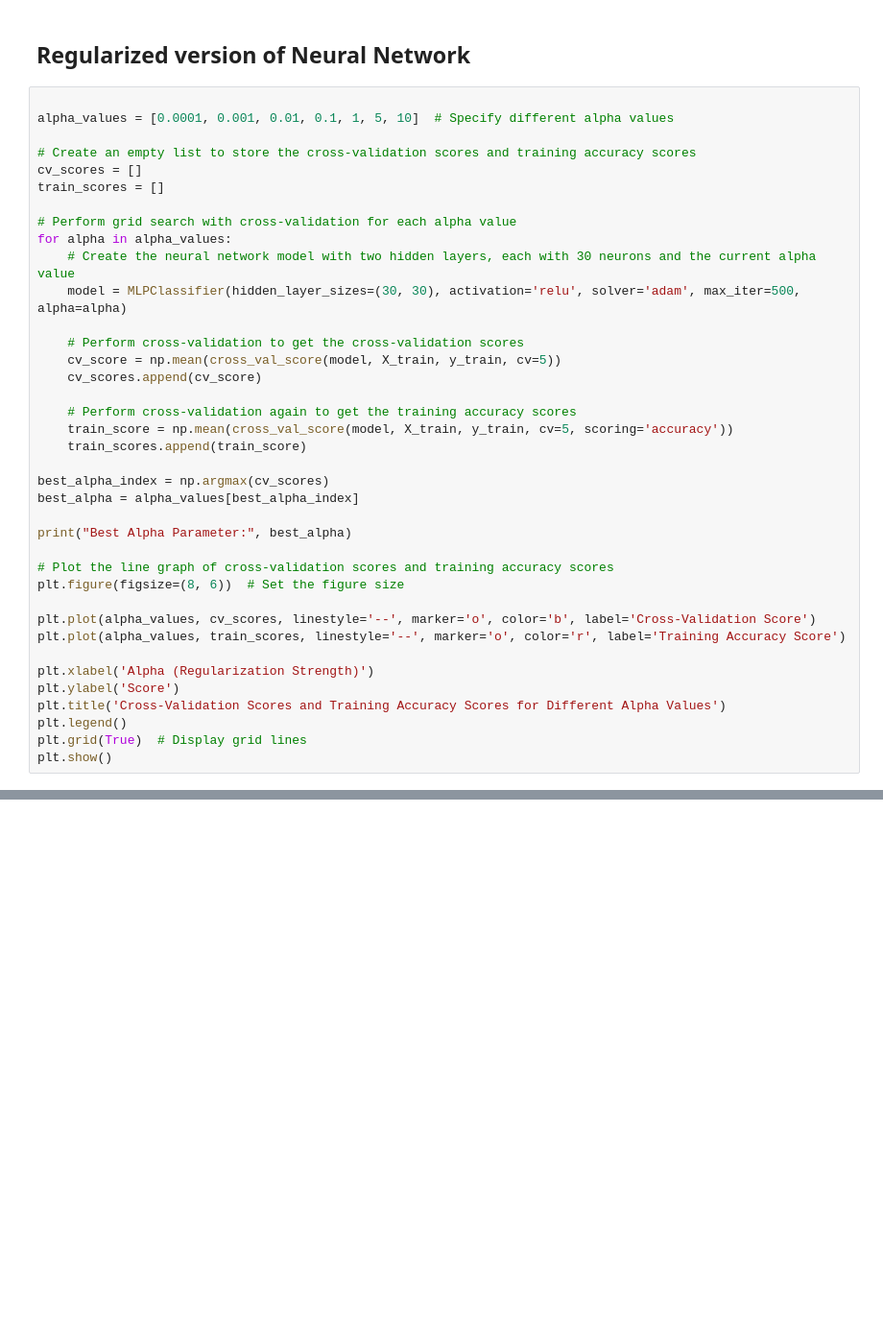
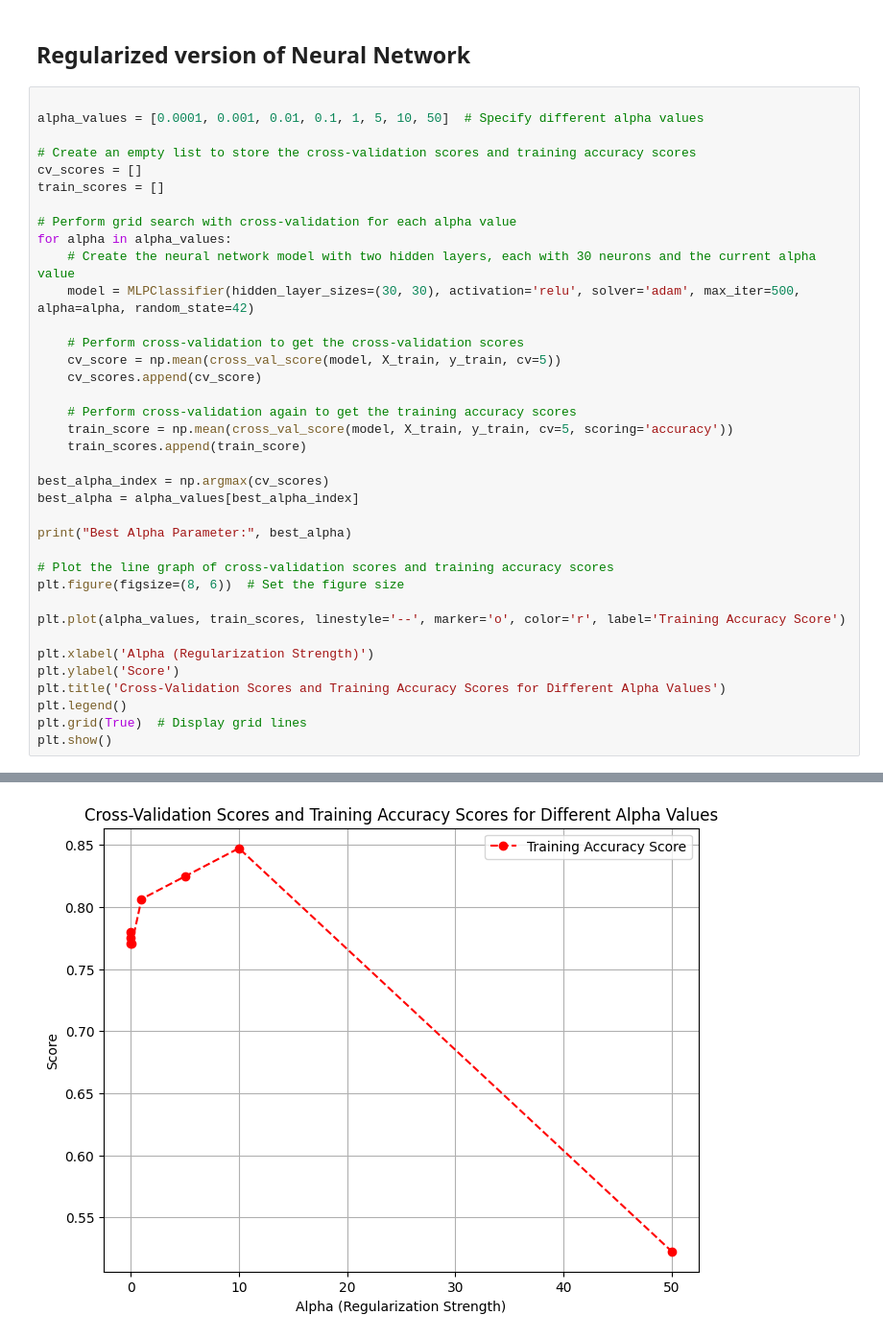
Before and after one commit to icbaptista/heart-disease-prediction-with-ML, a Jupyter notebook: neural_networks.ipynb, the cells around one changed output, grey strips where cells are left out. Shown at 96% size. Cells and saved outputs as stored; diff of their text form; blank space fills up the shorter version.

```diff
--- a/neural_networks.ipynb
+++ b/neural_networks.ipynb
@@ -331,7 +446,7 @@ plt.show()
 ## Regularized version of Neural Network
 # %%
 
-alpha_values = [0.0001, 0.001, 0.01, 0.1, 1, 5, 10]  # Specify different alpha values
+alpha_values = [0.0001, 0.001, 0.01, 0.1, 1, 5, 10, 50]  # Specify different alpha values
 
 # Create an empty list to store the cross-validation scores and training accuracy scores
 cv_scores = []
@@ -340,7 +455,7 @@ train_scores = []
 # Perform grid search with cross-validation for each alpha value
 for alpha in alpha_values:
     # Create the neural network model with two hidden layers, each with 30 neurons and the current alpha value
-    model = MLPClassifier(hidden_layer_sizes=(30, 30), activation='relu', solver='adam', max_iter=500, alpha=alpha)
+    model = MLPClassifier(hidden_layer_sizes=(30, 30), activation='relu', solver='adam', max_iter=500, alpha=alpha, random_state=42)
 
     # Perform cross-validation to get the cross-validation scores
     cv_score = np.mean(cross_val_score(model, X_train, y_train, cv=5))
@@ -358,7 +473,6 @@ print("Best Alpha Parameter:", best_alpha)
 # Plot the line graph of cross-validation scores and training accuracy scores
 plt.figure(figsize=(8, 6))  # Set the figure size
 
-plt.plot(alpha_values, cv_scores, linestyle='--', marker='o', color='b', label='Cross-Validation Score')
 plt.plot(alpha_values, train_scores, linestyle='--', marker='o', color='r', label='Training Accuracy Score')
 
 plt.xlabel('Alpha (Regularization Strength)')
@@ -367,3 +481,4 @@ plt.title('Cross-Validation Scores and Training Accuracy Scores for Different Al
 plt.legend()
 plt.grid(True)  # Display grid lines
 plt.show()
+# %% [output]
@@ -369,0 +486 @@ plt.show()
+[figure, added]
```
Also changed, not shown: parts of 17 cells of this notebook.
